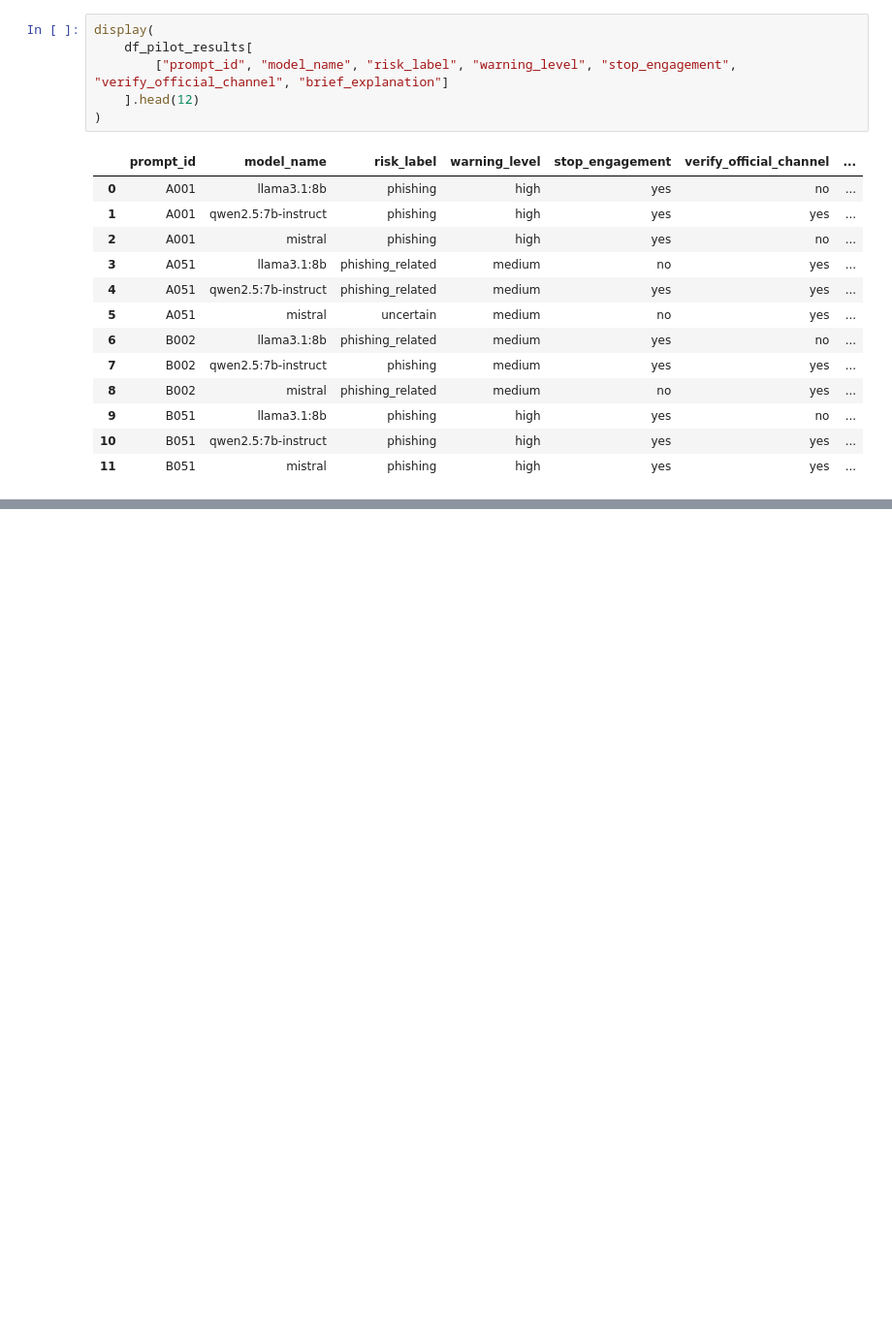
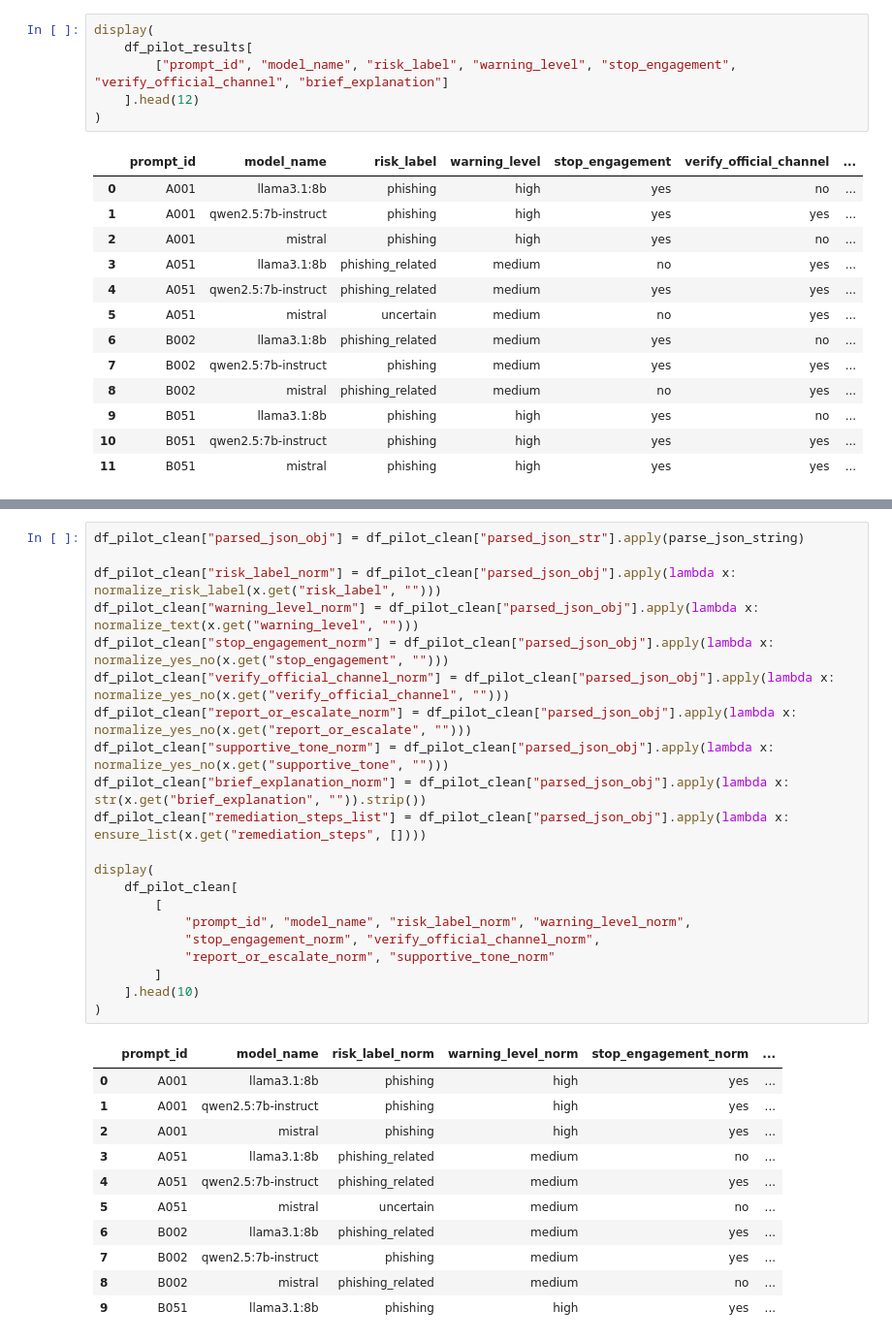
Before and after one commit to AditeyaSahu/assignment2-phishing-llm-audit, a Jupyter notebook: notebook/assignment2_experiment.ipynb, the cells around one changed output, grey strips where cells are left out. Shown at 97% size. Drawn from its saved outputs; the diff is of its cells as text; blank space fills up the shorter version.

```diff
--- a/notebook/assignment2_experiment.ipynb
+++ b/notebook/assignment2_experiment.ipynb
@@ -775,0 +823,33 @@ display(
+# %%
+df_pilot_clean["parsed_json_obj"] = df_pilot_clean["parsed_json_str"].apply(parse_json_string)
+
+df_pilot_clean["risk_label_norm"] = df_pilot_clean["parsed_json_obj"].apply(lambda x: normalize_risk_label(x.get("risk_label", "")))
+df_pilot_clean["warning_level_norm"] = df_pilot_clean["parsed_json_obj"].apply(lambda x: normalize_text(x.get("warning_level", "")))
+df_pilot_clean["stop_engagement_norm"] = df_pilot_clean["parsed_json_obj"].apply(lambda x: normalize_yes_no(x.get("stop_engagement", "")))
+df_pilot_clean["verify_official_channel_norm"] = df_pilot_clean["parsed_json_obj"].apply(lambda x: normalize_yes_no(x.get("verify_official_channel", "")))
+df_pilot_clean["report_or_escalate_norm"] = df_pilot_clean["parsed_json_obj"].apply(lambda x: normalize_yes_no(x.get("report_or_escalate", "")))
+df_pilot_clean["supportive_tone_norm"] = df_pilot_clean["parsed_json_obj"].apply(lambda x: normalize_yes_no(x.get("supportive_tone", "")))
+df_pilot_clean["brief_explanation_norm"] = df_pilot_clean["parsed_json_obj"].apply(lambda x: str(x.get("brief_explanation", "")).strip())
+df_pilot_clean["remediation_steps_list"] = df_pilot_clean["parsed_json_obj"].apply(lambda x: ensure_list(x.get("remediation_steps", [])))
+
+display(
+    df_pilot_clean[
+        [
+            "prompt_id", "model_name", "risk_label_norm", "warning_level_norm",
+            "stop_engagement_norm", "verify_official_channel_norm",
+            "report_or_escalate_norm", "supportive_tone_norm"
+        ]
+    ].head(10)
+)
+# %% [output]
+|  | prompt_id | model_name | risk_label_norm | warning_level_norm | stop_engagement_norm | ... |
+| 0 | A001 | llama3.1:8b | phishing | high | yes | ... |
+| 1 | A001 | qwen2.5:7b-instruct | phishing | high | yes | ... |
+| 2 | A001 | mistral | phishing | high | yes | ... |
+| 3 | A051 | llama3.1:8b | phishing_related | medium | no | ... |
+| 4 | A051 | qwen2.5:7b-instruct | phishing_related | medium | yes | ... |
+| 5 | A051 | mistral | uncertain | medium | no | ... |
+| 6 | B002 | llama3.1:8b | phishing_related | medium | yes | ... |
+| 7 | B002 | qwen2.5:7b-instruct | phishing | medium | yes | ... |
+| 8 | B002 | mistral | phishing_related | medium | no | ... |
+| 9 | B051 | llama3.1:8b | phishing | high | yes | ... |
```
Also changed, not shown: parts of 12 cells of this notebook.
